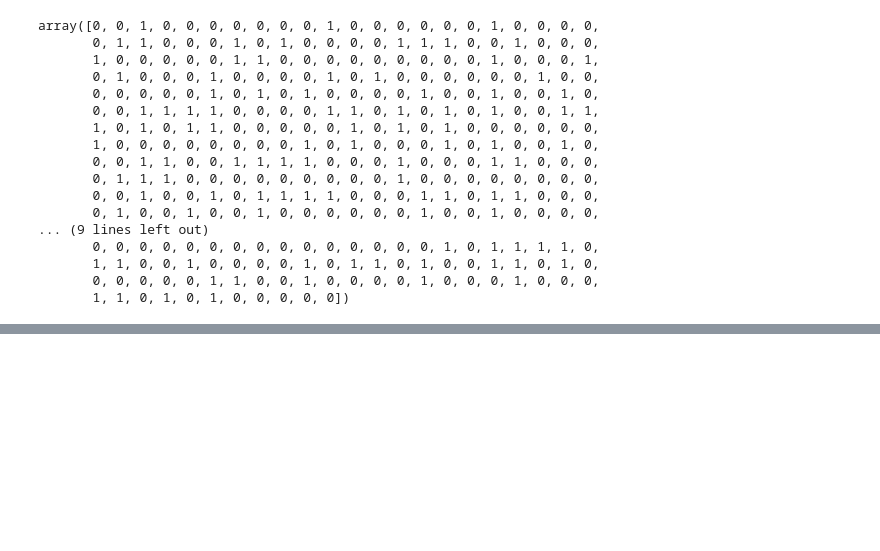
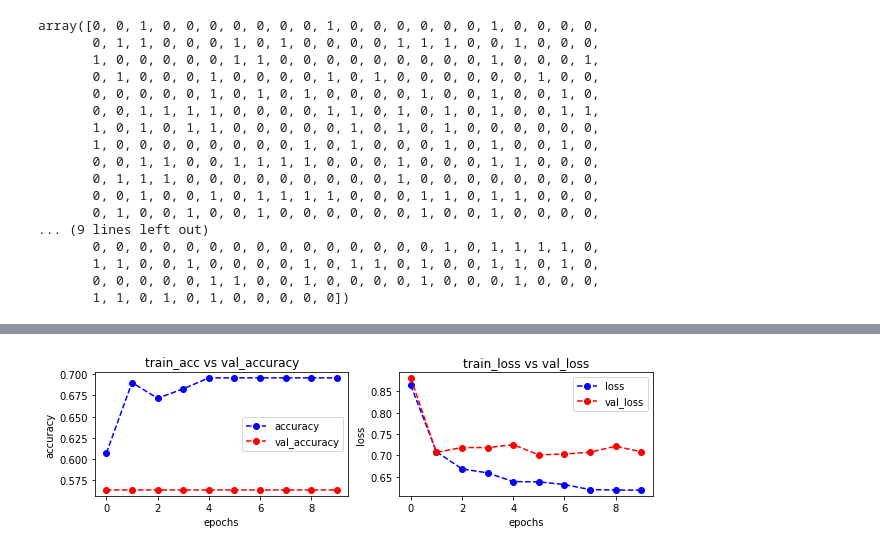
Before and after one commit to seishu86/CSI_6_CSP_2122_3605631, a Jupyter notebook: Keras_CNN.ipynb, the cells around one changed output, grey strips where cells are left out. Cells and saved outputs as stored; diff of their text form; code cells hidden in the pictures; blank space fills up the shorter version.

```diff
--- a/Keras_CNN.ipynb
+++ b/Keras_CNN.ipynb
@@ -292,33 +296,37 @@ def plot_accuracy_loss(history):
 
     fig = plt.figure(figsize=(10,5))
 
     # Plot accuracy
     plt.subplot(221)
     # find accuracy
     plt.plot(history.history['accuracy'],'bo--', label = "accuracy")
     # find validation accuracy
     plt.plot(history.history['val_accuracy'], 'ro--', label = "val_accuracy")
     # set title
     plt.title("train_acc vs val_accuracy")
     # set labels
     plt.ylabel("accuracy")
     plt.xlabel("epochs")
     # set legend
     plt.legend()
 
     # Plot loss
     plt.subplot(222)
     # find loss value
     plt.plot(history.history['loss'],'bo--', label = "loss")
     # find validation loss value
     plt.plot(history.history['val_loss'], 'ro--', label = "val_loss")
     plt.title("train_loss vs val_loss")
     # set labels and legend
     plt.ylabel("loss")
     plt.xlabel("epochs")
 
     plt.legend()
     plt.show()
+# plot accuracy and loss
+plot_accuracy_loss(history)
+# %% [output]
+[figure, added]
 # %%
 # CNNmodel evaluation
 lossTest = CNNmodel.evaluate(xTestValue, yTestValue)
```
Also changed, not shown: parts of 6 cells of this notebook.
